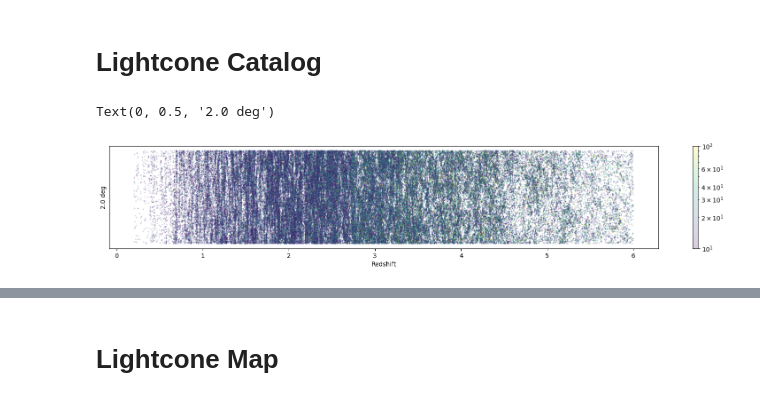
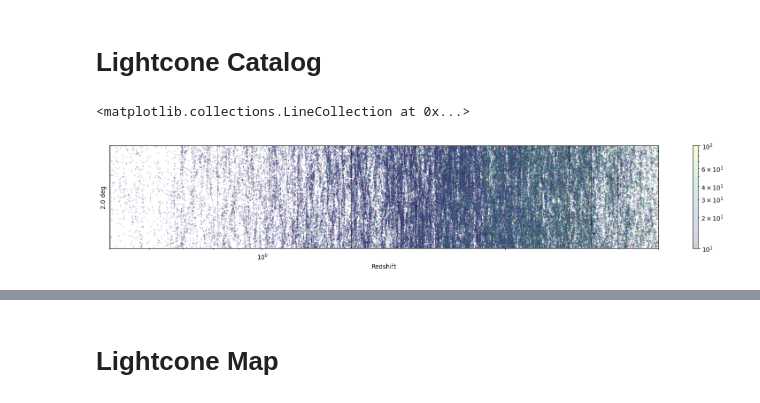
Before and after one commit to knmoriwaki/cosmoglint, a Jupyter notebook: notebooks/plot_lightcone.ipynb, the cells around one changed output, grey strips where cells are left out. Saved outputs shown, nothing was run; the diff lists cells and outputs as text; code cells hidden in the pictures.

```diff
--- a/notebooks/plot_lightcone.ipynb
+++ b/notebooks/plot_lightcone.ipynb
@@ -35,35 +35,42 @@ def my_savefig(fsave):
 # %% [markdown]
 # Lightcone Catalog
 # %%
-path = "{}/pinocchio.run1.lightcone_catalog.7200sec_zmin0.2_zmax6.0_sfrmin0.1.h5".format(base_dir)
 path = "{}/pinocchio.run1.lightcone_catalog.7200sec_zmin0.2_zmax6.0_sfrmin1e-3_rsd.h5".format(base_dir)
+#path = "{}/pinocchio.run1.lightcone_catalog.36000sec_zmin0.2_zmax6.0_sfrmin1e-3_rsd.h5".format(base_dir)
 
 with h5py.File(path, "r") as f:
     attrs = dict(f.attrs)
     pos = f["/Positions"][:]
     redshift = f["/Redshifts"][:]
     sfr = f["/SFR"][:]
 
 side_length = attrs["side_length"]
 zmin = attrs["redshift_min"]
 zmax = attrs["redshift_max"]
 
 #side_length = 7200
 dz = 0.01
 
 sfrmin_to_show = 10
 mask = (sfr > sfrmin_to_show) & (pos[:,0] > 0) & (pos[:,0] < side_length) & (pos[:,1] > 0) & (pos[:,1] < side_length)
 pos = pos[mask]
 redshift = redshift[mask]
 sfr = sfr[mask]
 
 plt.figure(figsize=(20, 3))
 plt.scatter(pos[:, 2], pos[:, 0], c=sfr, s=1, alpha=0.2, cmap="viridis", norm=LogNorm(vmin=sfrmin_to_show, vmax=100))
 plt.colorbar()
 plt.xlabel("Redshift")
 
+plt.xscale("log")
+plt.xlim(0.5, 6)
+plt.ylim(0, side_length)
+
 plt.yticks([])
 plt.ylabel("{:.1f} deg".format(side_length / 3600))
+
+vlist = [0.503, 0.817, 1.036, 1.302, 1.495, 1.823, 2.002, 2.444, 3.008, 3.490, 4.008, 4.428, 4.996, 5.530, 6.011]
+plt.vlines(vlist, 0, side_length, color="k", linestyle="--", linewidth=0.5)
 # %% [output]
-Text(0, 0.5, '2.0 deg')
+<matplotlib.collections.LineCollection at 0x...>
-[figure, old version]
+[figure, new version]
```
Also changed, not shown: parts of 5 cells of this notebook, 2 other files.
